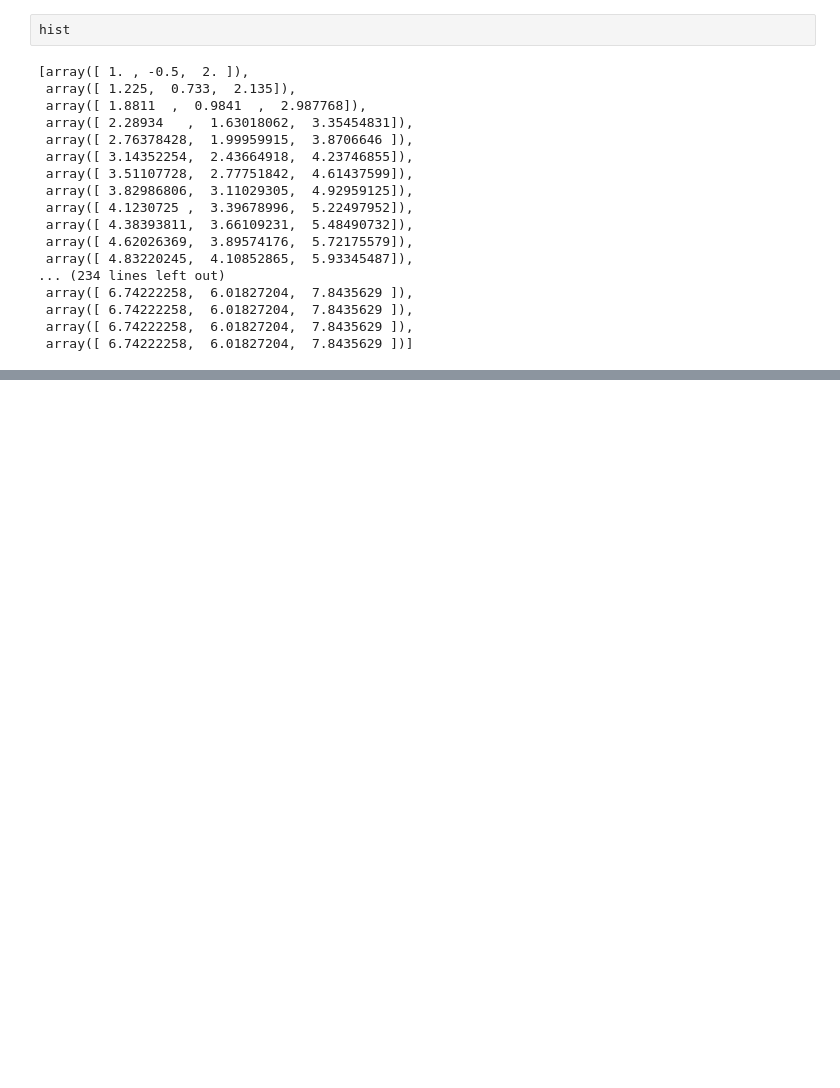
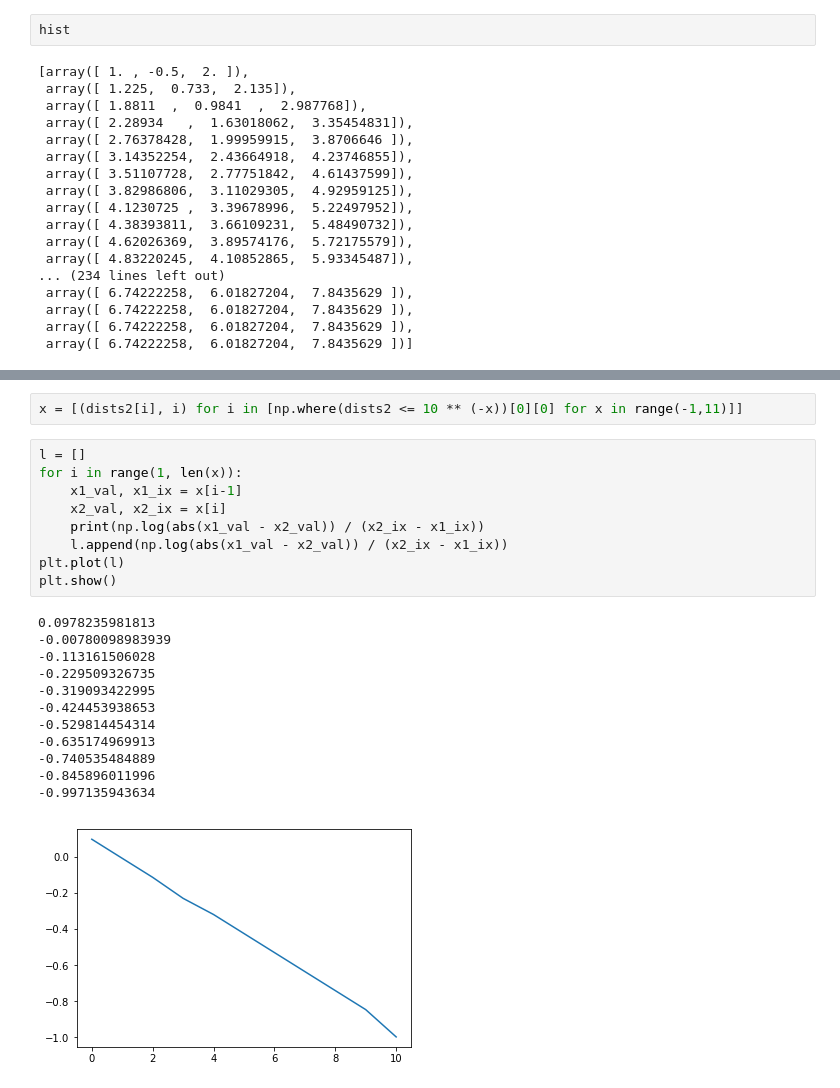
Before and after one commit to amreis/amreis.github.io, a Jupyter notebook: playground/Bellman Operator Demo.ipynb, the cells around one changed output, grey strips where cells are left out. Drawn from its saved outputs; the diff is of its cells as text; blank space fills up the shorter version.

```diff
--- a/playground/Bellman Operator Demo.ipynb
+++ b/playground/Bellman Operator Demo.ipynb
@@ -151,0 +203,24 @@ plt.show()
+# %%
+x = [(dists2[i], i) for i in [np.where(dists2 <= 10 ** (-x))[0][0] for x in range(-1,11)]]
+# %%
+l = []
+for i in range(1, len(x)):
+    x1_val, x1_ix = x[i-1]
+    x2_val, x2_ix = x[i]
+    print(np.log(abs(x1_val - x2_val)) / (x2_ix - x1_ix))
+    l.append(np.log(abs(x1_val - x2_val)) / (x2_ix - x1_ix))
+plt.plot(l)
+plt.show()
+# %% [output]
+0.0978235981813
+-0.00780098983939
+-0.113161506028
+-0.229509326735
+-0.319093422995
+-0.424453938653
+-0.529814454314
+-0.635174969913
+-0.740535484889
+-0.845896011996
+-0.997135943634
+[figure, added]
```
Also changed, not shown: parts of 12 cells of this notebook.
